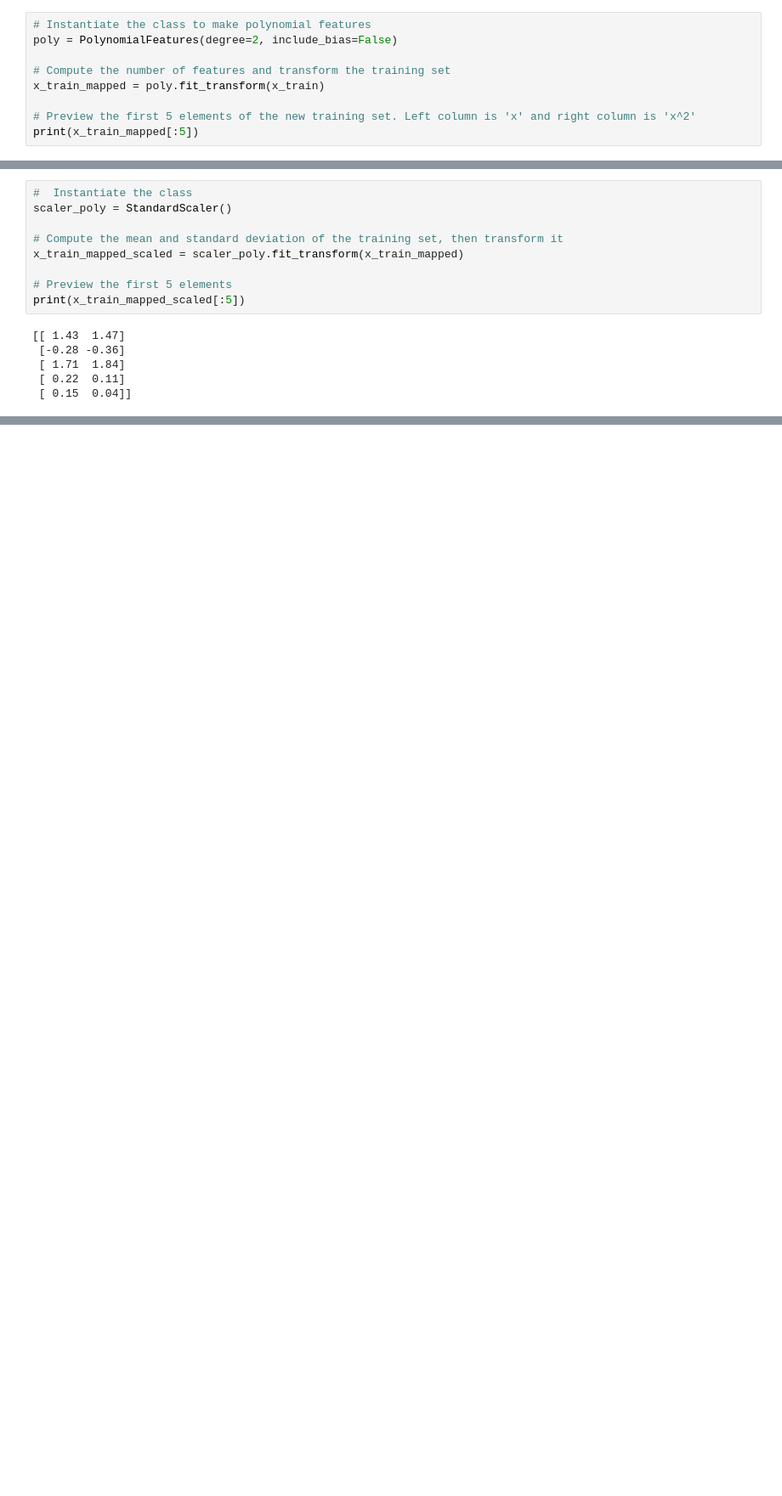
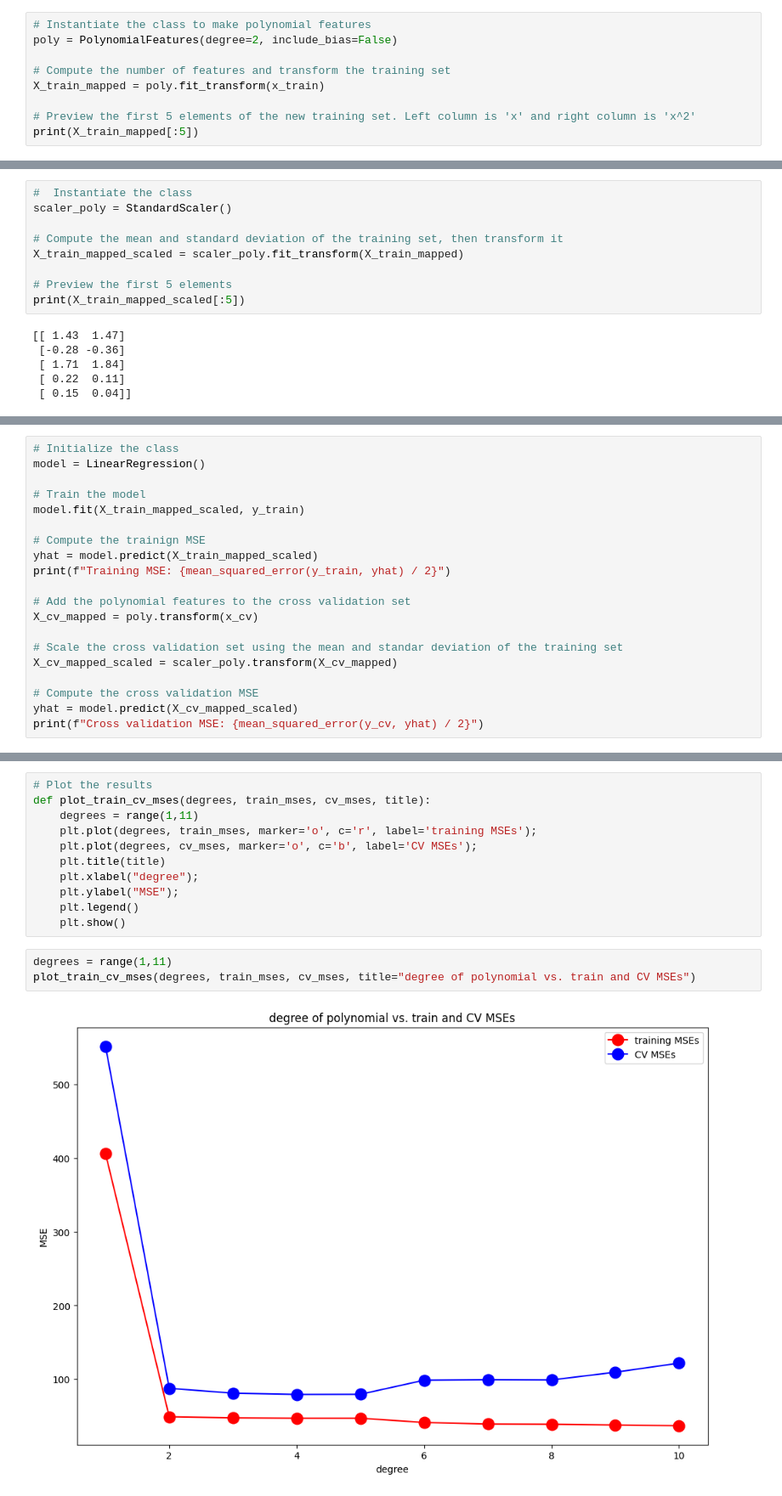
Before and after one commit to CarlosLizamaGarcia/DataScience, a Jupyter notebook: Course2/Model_Evaluation_and_Selection.ipynb, the cells around one changed output, grey strips where cells are left out. Shown: that part at 85% size. Cells and saved outputs as stored; diff of their text form; blank space fills up the shorter version.

Commit message:
actualizando evaluacion y seleccion de modelos, 15 abril 2025

```diff
--- a/Course2/Model_Evaluation_and_Selection.ipynb
+++ b/Course2/Model_Evaluation_and_Selection.ipynb
@@ -205,10 +203,10 @@ Cross validation MSE: 551.7789026952216
 poly = PolynomialFeatures(degree=2, include_bias=False)
 
 # Compute the number of features and transform the training set
-x_train_mapped = poly.fit_transform(x_train)
+X_train_mapped = poly.fit_transform(x_train)
 
 # Preview the first 5 elements of the new training set. Left column is 'x' and right column is 'x^2'
-print(x_train_mapped[:5])
+print(X_train_mapped[:5])
 # %% [output]
 [[3.32e+03 1.11e+07]
  [2.34e+03 5.50e+06]
@@ -222,10 +220,10 @@ Scaling the inputs as before to narrow down the range of values:
 scaler_poly = StandardScaler()
 
 # Compute the mean and standard deviation of the training set, then transform it
-x_train_mapped_scaled = scaler_poly.fit_transform(x_train_mapped)
+X_train_mapped_scaled = scaler_poly.fit_transform(X_train_mapped)
 
 # Preview the first 5 elements
-print(x_train_mapped_scaled[:5])
+print(X_train_mapped_scaled[:5])
 # %% [output]
 [[ 1.43  1.47]
  [-0.28 -0.36]
@@ -234,0 +235,20 @@ print(x_train_mapped_scaled[:5])
+# %%
+# Initialize the class
+model = LinearRegression()
+
+# Train the model
+model.fit(X_train_mapped_scaled, y_train)
+
+# Compute the trainign MSE
+yhat = model.predict(X_train_mapped_scaled)
+print(f"Training MSE: {mean_squared_error(y_train, yhat) / 2}")
+
+# Add the polynomial features to the cross validation set
+X_cv_mapped = poly.transform(x_cv)
+
+# Scale the cross validation set using the mean and standar deviation of the training set
+X_cv_mapped_scaled = scaler_poly.transform(X_cv_mapped)
+
+# Compute the cross validation MSE
+yhat = model.predict(X_cv_mapped_scaled)
+print(f"Cross validation MSE: {mean_squared_error(y_cv, yhat) / 2}")
@@ -234,0 +303,16 @@ print(x_train_mapped_scaled[:5])
+# %%
+# Plot the results
+def plot_train_cv_mses(degrees, train_mses, cv_mses, title):
+    degrees = range(1,11)
+    plt.plot(degrees, train_mses, marker='o', c='r', label='training MSEs');
+    plt.plot(degrees, cv_mses, marker='o', c='b', label='CV MSEs');
+    plt.title(title)
+    plt.xlabel("degree");
+    plt.ylabel("MSE");
+    plt.legend()
+    plt.show()
+# %%
+degrees = range(1,11)
+plot_train_cv_mses(degrees, train_mses, cv_mses, title="degree of polynomial vs. train and CV MSEs")
+# %% [output]
+[figure, added]
```
Also changed, not shown: parts of 26 cells of this notebook.
